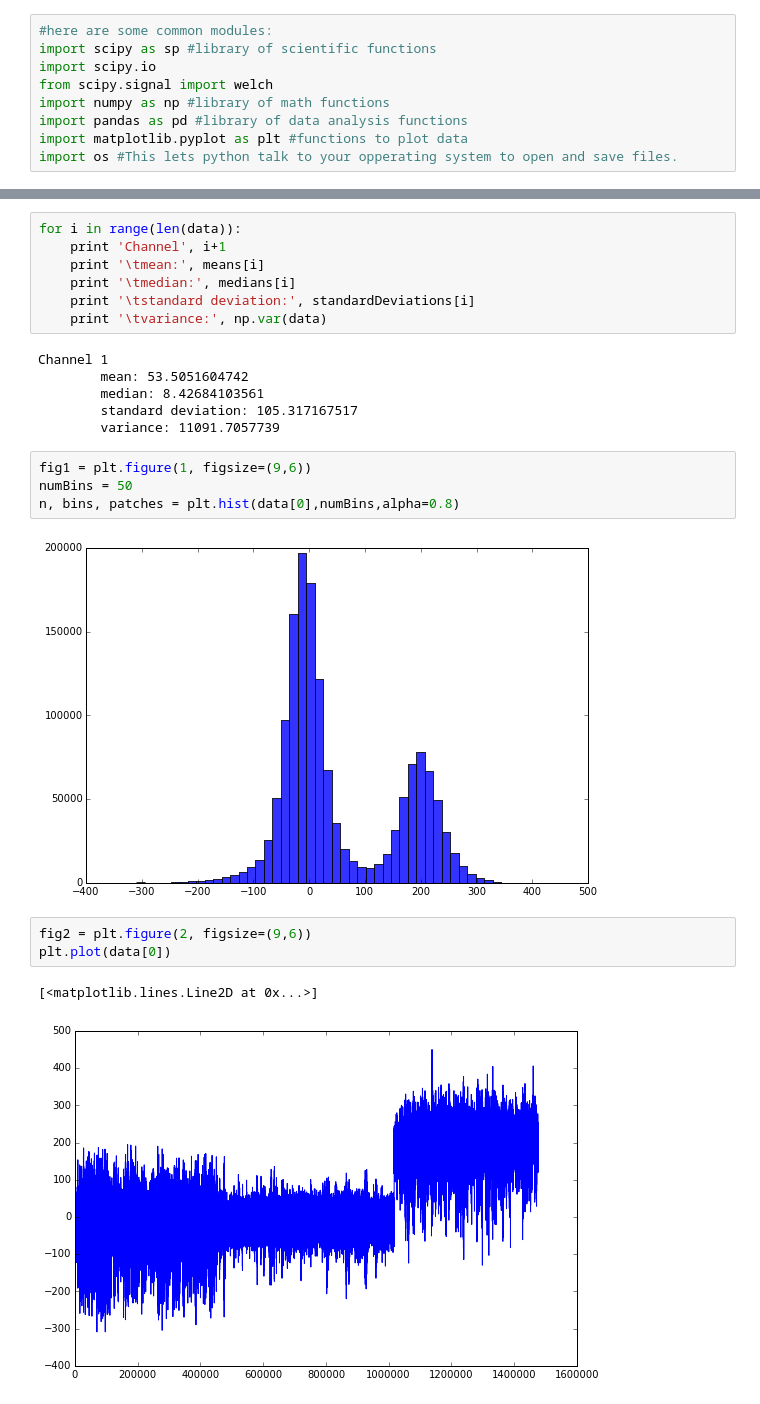
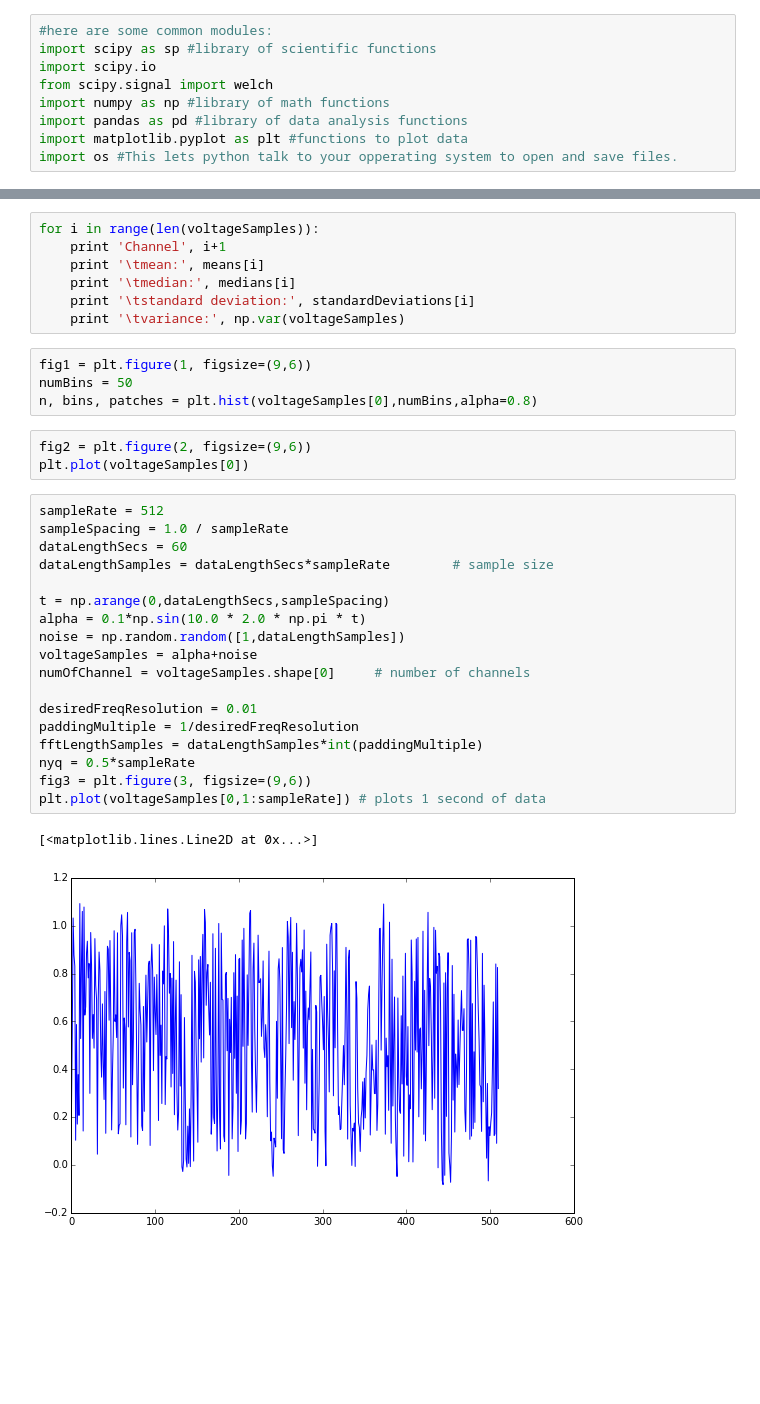
Before and after one commit to rgougelet/FM-BCI, a Jupyter notebook: stat-analysis.ipynb, the cells around one changed output, grey strips where cells are left out. Saved outputs shown, nothing was run; the diff lists cells and outputs as text; blank space fills up the shorter version.

Commit message:
added data simulation, changed data name to voltageSamples

```diff
--- a/stat-analysis.ipynb
+++ b/stat-analysis.ipynb
@@ -32,25 +34,35 @@ for i in range(len(data)):
 # %%
-for i in range(len(data)):
+for i in range(len(voltageSamples)):
     print 'Channel', i+1
     print '\tmean:', means[i]
     print '\tmedian:', medians[i]
     print '\tstandard deviation:', standardDeviations[i]
-    print '\tvariance:', np.var(data)
+    print '\tvariance:', np.var(voltageSamples)
-# %% [output]
-Channel 1
-        mean: 53.5051604742
-        median: 8.42684103561
-        standard deviation: 105.317167517
-        variance: 11091.7057739
 # %%
 fig1 = plt.figure(1, figsize=(9,6))
 numBins = 50
-n, bins, patches = plt.hist(data[0],numBins,alpha=0.8)
+n, bins, patches = plt.hist(voltageSamples[0],numBins,alpha=0.8)
-# %% [output]
-[figure, removed]
 # %%
 fig2 = plt.figure(2, figsize=(9,6))
-plt.plot(data[0])
+plt.plot(voltageSamples[0])
-# %% [output]
-[<matplotlib.lines.Line2D at 0x...>]
-[figure, removed]
+# %%
+sampleRate = 512
+sampleSpacing = 1.0 / sampleRate
+dataLengthSecs = 60
+dataLengthSamples = dataLengthSecs*sampleRate        # sample size
+
+t = np.arange(0,dataLengthSecs,sampleSpacing)
+alpha = 0.1*np.sin(10.0 * 2.0 * np.pi * t)
+noise = np.random.random([1,dataLengthSamples])
+voltageSamples = alpha+noise
+numOfChannel = voltageSamples.shape[0]     # number of channels
+
+desiredFreqResolution = 0.01
+paddingMultiple = 1/desiredFreqResolution
+fftLengthSamples = dataLengthSamples*int(paddingMultiple)
+nyq = 0.5*sampleRate
+fig3 = plt.figure(3, figsize=(9,6))
+plt.plot(voltageSamples[0,1:sampleRate]) # plots 1 second of data
+# %% [output]
+[<matplotlib.lines.Line2D at 0x...>]
+[figure, added]
```
Also changed, not shown: parts of 3 cells of this notebook.
